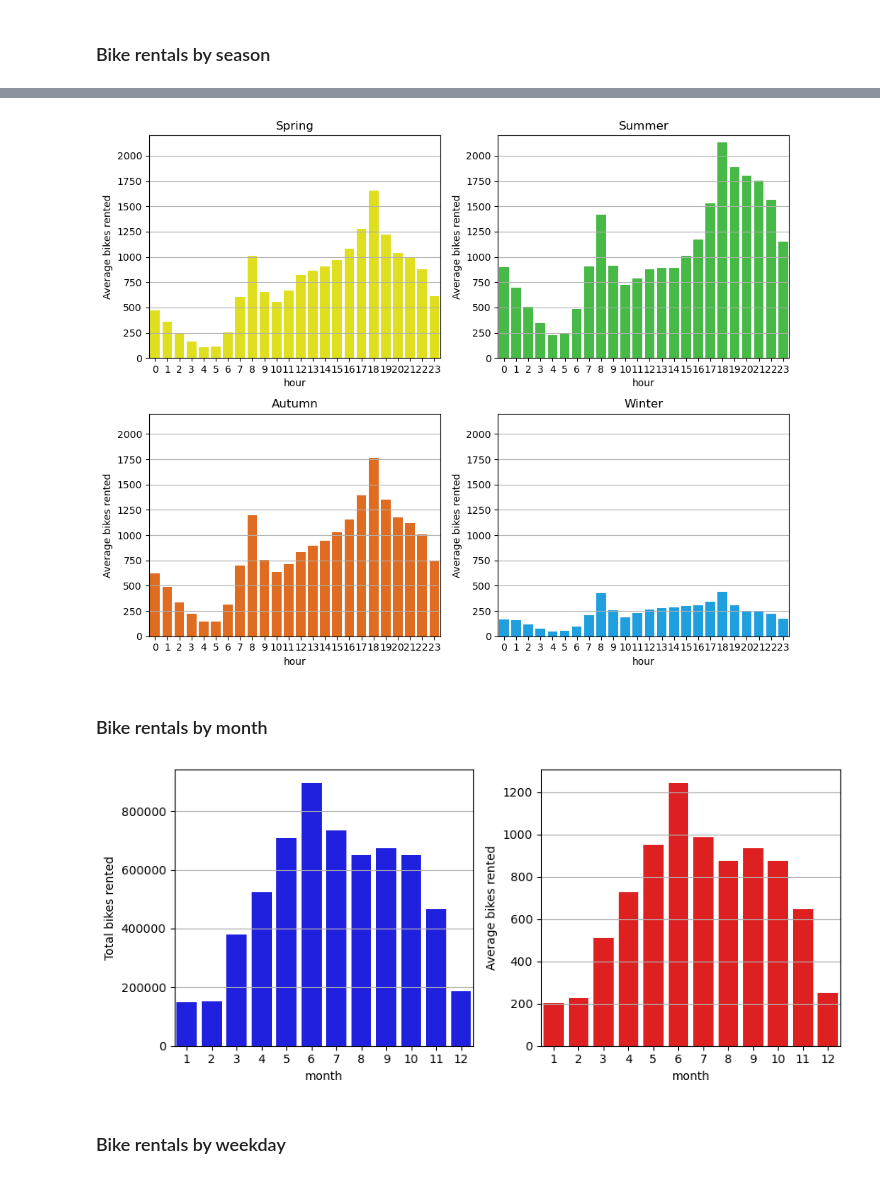
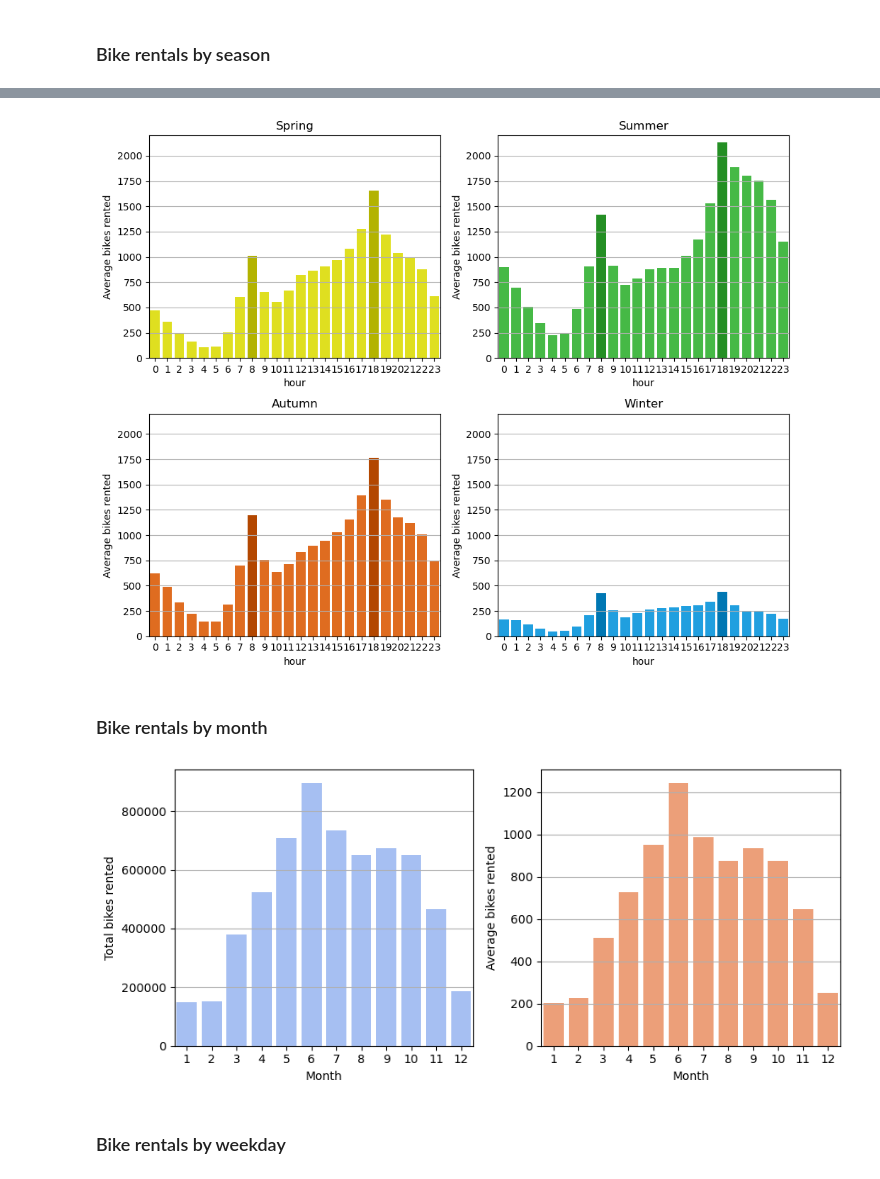
Before and after one commit to lukwies/Bikerentals-in-Seoul, a Jupyter notebook: notebooks/exploration.ipynb, the cells around one changed output, grey strips where cells are left out. Drawn from its saved outputs; the diff is of its cells as text; code cells hidden in the pictures.

```diff
--- a/notebooks/exploration.ipynb
+++ b/notebooks/exploration.ipynb
@@ -213,45 +193,57 @@ fig,ax = plt.subplots(2, 2, figsize=(10,8))
 
 sns.barplot(x=plot_df['hour'], y=plot_df['rented_bike_count']['Spring'], color=season_color[0], ax=ax[0,0])
 ax[0,0].set(ylim=(0, 2200), title='Spring', ylabel='Average bikes rented')
+ax[0,0].patches[8].set_facecolor('#b3b300')
+ax[0,0].patches[18].set_facecolor('#b3b300')
 ax[0,0].grid(axis='y')
 
 sns.barplot(x=plot_df['hour'], y=plot_df['rented_bike_count']['Summer'], color=season_color[1], ax=ax[0,1])
 ax[0,1].set(ylim=(0, 2200), title='Summer', ylabel='Average bikes rented')
+ax[0,1].patches[8].set_facecolor('#248f24')
+ax[0,1].patches[18].set_facecolor('#248f24')
 ax[0,1].grid(axis='y')
+
 
 sns.barplot(x=plot_df['hour'], y=plot_df['rented_bike_count']['Autumn'], color=season_color[2], ax=ax[1,0])
 ax[1,0].set(ylim=(0, 2200), title='Autumn', ylabel='Average bikes rented')
+ax[1,0].patches[8].set_facecolor('#b34700')
+ax[1,0].patches[18].set_facecolor('#b34700')
 ax[1,0].grid(axis='y')
+
 
 sns.barplot(x=plot_df['hour'], y=plot_df['rented_bike_count']['Winter'], color=season_color[3], ax=ax[1,1])
 ax[1,1].set(ylim=(0, 2200), title='Winter', ylabel='Average bikes rented')
+ax[1,1].patches[8].set_facecolor('#0077b3')
+ax[1,1].patches[18].set_facecolor('#0077b3')
 ax[1,1].grid(axis='y')
+
 
 plt.tight_layout()
 plt.savefig("../plots/bikes_by_season_and_hour.png")
 plt.show()
 # %% [output]
-[figure, old version]
+[figure, new version]
 # %% [markdown]
 ### Bike rentals by month
 # %%
 fig,ax = plt.subplots(1, 2, figsize=(9,4))
 
+plot_df = df.groupby('month').agg({'rented_bike_count':'mean'}).reset_index()
+sx = sns.barplot(data=plot_df, x='month', y='rented_bike_count', color='#ff9966', ax=ax[1])
+sx.set(ylabel='Average bikes rented', xlabel='Month')
+sx.grid(axis='y')
+
 plot_df = df.groupby('month').agg({'rented_bike_count':'sum'}).reset_index()
-sns.barplot(data=plot_df, x='month', y='rented_bike_count', color='blue', ax=ax[0])
-ax[0].grid(axis='y')
-ax[0].set_ylabel('Total bikes rented')
+sx = sns.barplot(data=plot_df, x='month', y='rented_bike_count', color='#99bbff', ax=ax[0])
+sx.set(ylabel='Total bikes rented', xlabel='Month')
+sx.grid(axis='y')
 
-plot_df = df.groupby('month').agg({'rented_bike_count':'mean'}).reset_index()
-sns.barplot(data=plot_df, x='month', y='rented_bike_count', color='red', ax=ax[1])
-ax[1].grid(axis='y')
-ax[1].set_ylabel('Average bikes rented')
 
 plt.tight_layout()
 plt.savefig("../plots/bikes_by_month.png")
 plt.show()
 # %% [output]
-[figure, old version]
+[figure, new version]
 # %% [markdown]
 ### Bike rentals by weekday
 # %%
```
Also changed, not shown: parts of 5 cells of this notebook.
